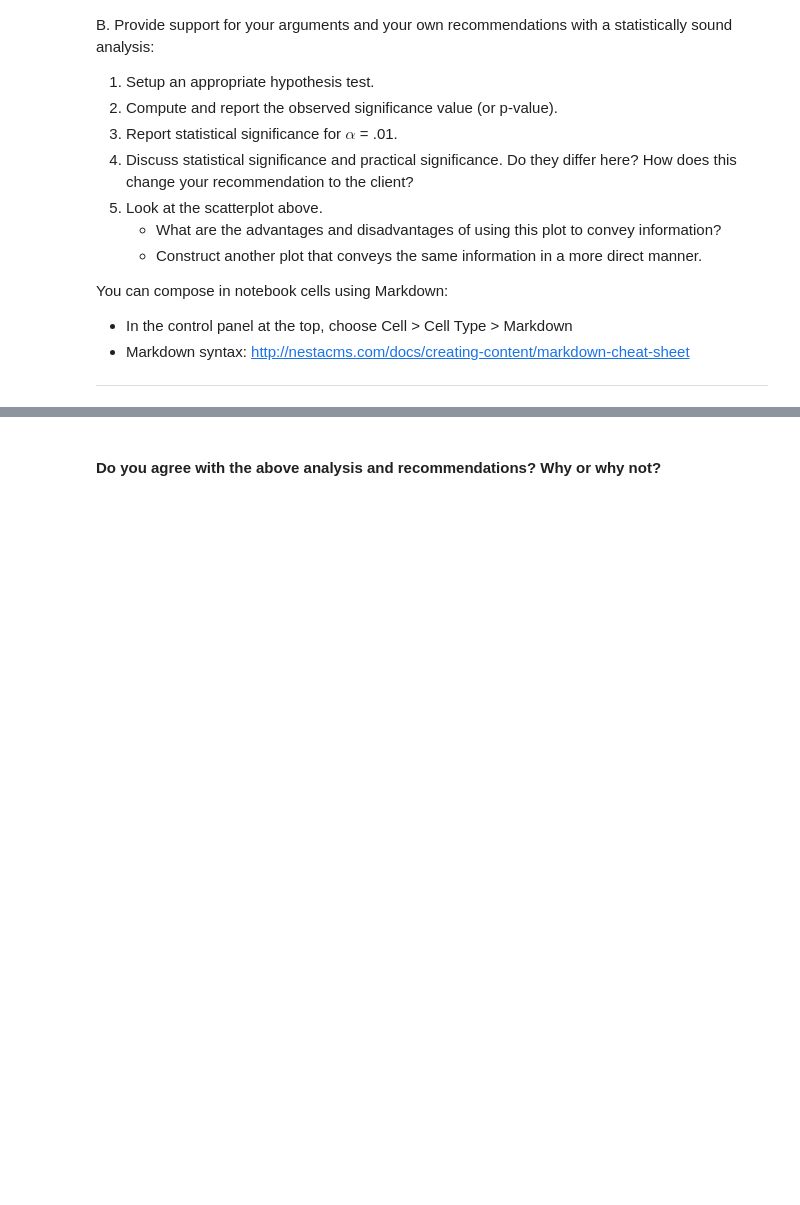
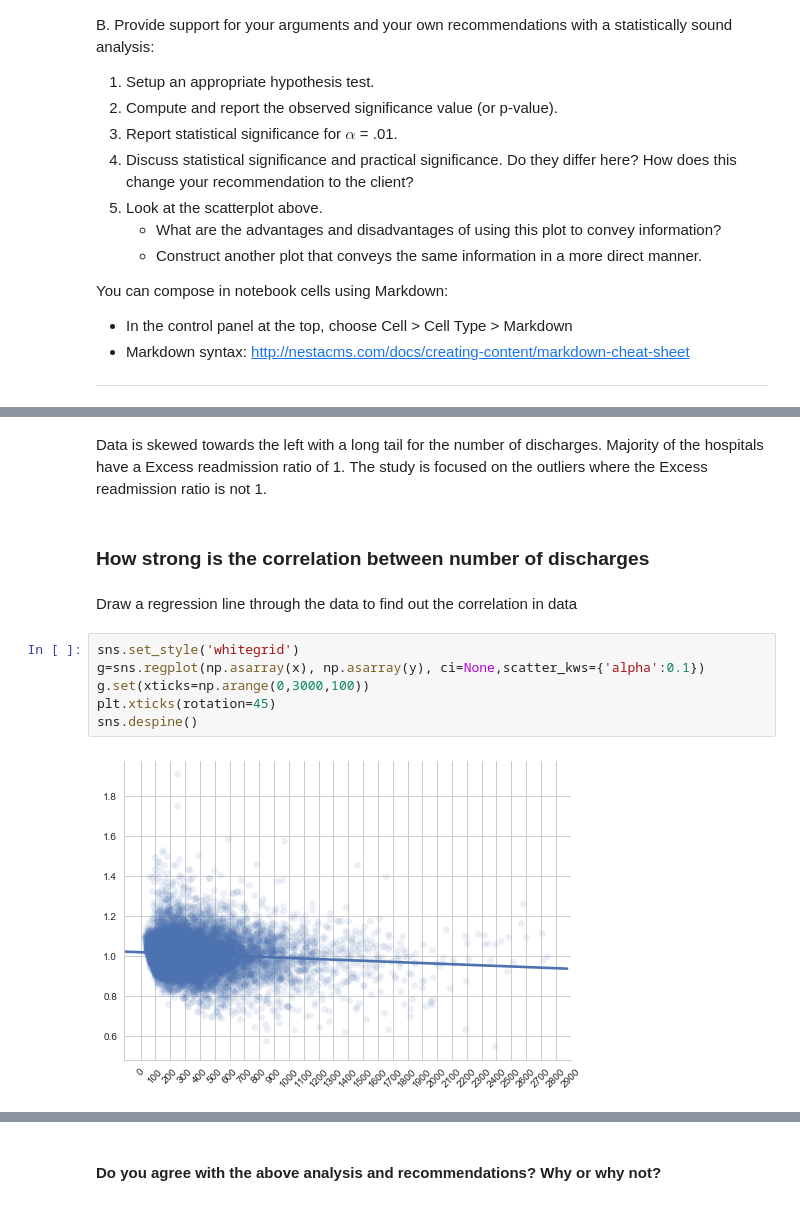
Before and after one commit to ddronamraju/DataScienceTrack, a Jupyter notebook: 6. Inferential Statistics- Hospital Readmissions rate/1508961248_hospital_readmit/hospital_readmit/sliderule_dsi_inferential_statistics_exercise_3.ipynb, the cells around one changed output, grey strips where cells are left out. Cells and saved outputs as stored; diff of their text form; blank space fills up the shorter version.

```diff
--- a/6. Inferential Statistics- Hospital Readmissions rate/1508961248_hospital_readmit/hospital_readmit/sliderule_dsi_inferential_statistics_exercise_3.ipynb
+++ b/6. Inferential Statistics- Hospital Readmissions rate/1508961248_hospital_readmit/hospital_readmit/sliderule_dsi_inferential_statistics_exercise_3.ipynb
@@ -112,0 +143,14 @@ You can compose in notebook cells using Markdown:
+# %% [markdown]
+Data is skewed towards the left with a long tail for the number of discharges. Majority of the hospitals have a Excess readmission ratio of 1. The study is focused on the outliers where the Excess readmission ratio is not 1.
+# %% [markdown]
+### How strong is the correlation between number of discharges
+# %% [markdown]
+Draw a regression line through the data to find out the correlation in data
+# %%
+sns.set_style('whitegrid')
+g=sns.regplot(np.asarray(x), np.asarray(y), ci=None,scatter_kws={'alpha':0.1})
+g.set(xticks=np.arange(0,3000,100))
+plt.xticks(rotation=45)
+sns.despine()
+# %% [output]
+[figure, added]
```
Also changed, not shown: parts of 29 cells of this notebook.
